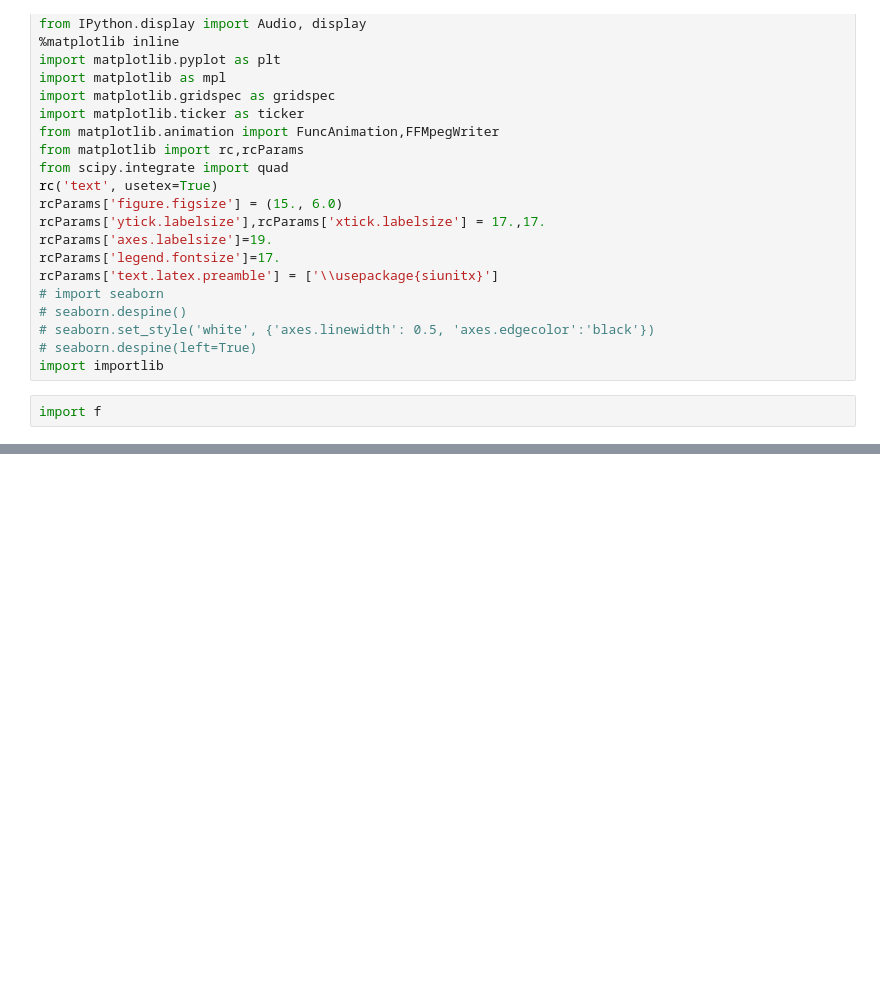
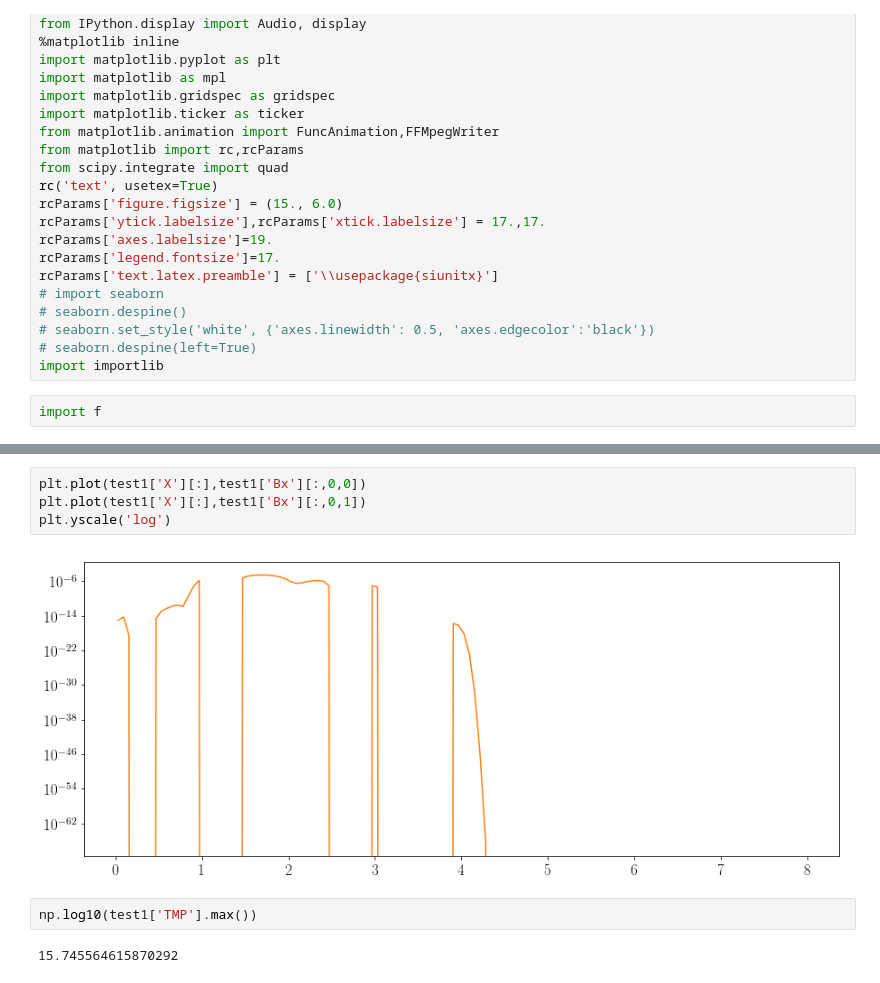
Before and after one commit to Mixpap/JetCloudSim, a Jupyter notebook: Notebooks/Data (Jet-Cloud interaction).ipynb, the cells around one changed output, grey strips where cells are left out. Drawn from its saved outputs; the diff is of its cells as text; blank space fills up the shorter version.

```diff
--- a/Notebooks/Data (Jet-Cloud interaction).ipynb
+++ b/Notebooks/Data (Jet-Cloud interaction).ipynb
@@ -48,0 +38,10 @@ f.quadruple(test0,np.log10(test0['TMP']),rows=1,cols=3,tdk='yrs')
+# %%
+plt.plot(test1['X'][:],test1['Bx'][:,0,0])
+plt.plot(test1['X'][:],test1['Bx'][:,0,1])
+plt.yscale('log')
+# %% [output]
+[figure, added]
+# %%
+np.log10(test1['TMP'].max())
+# %% [output]
+15.745564615870292
```
Also changed, not shown: parts of 7 cells of this notebook, 4 other files.
